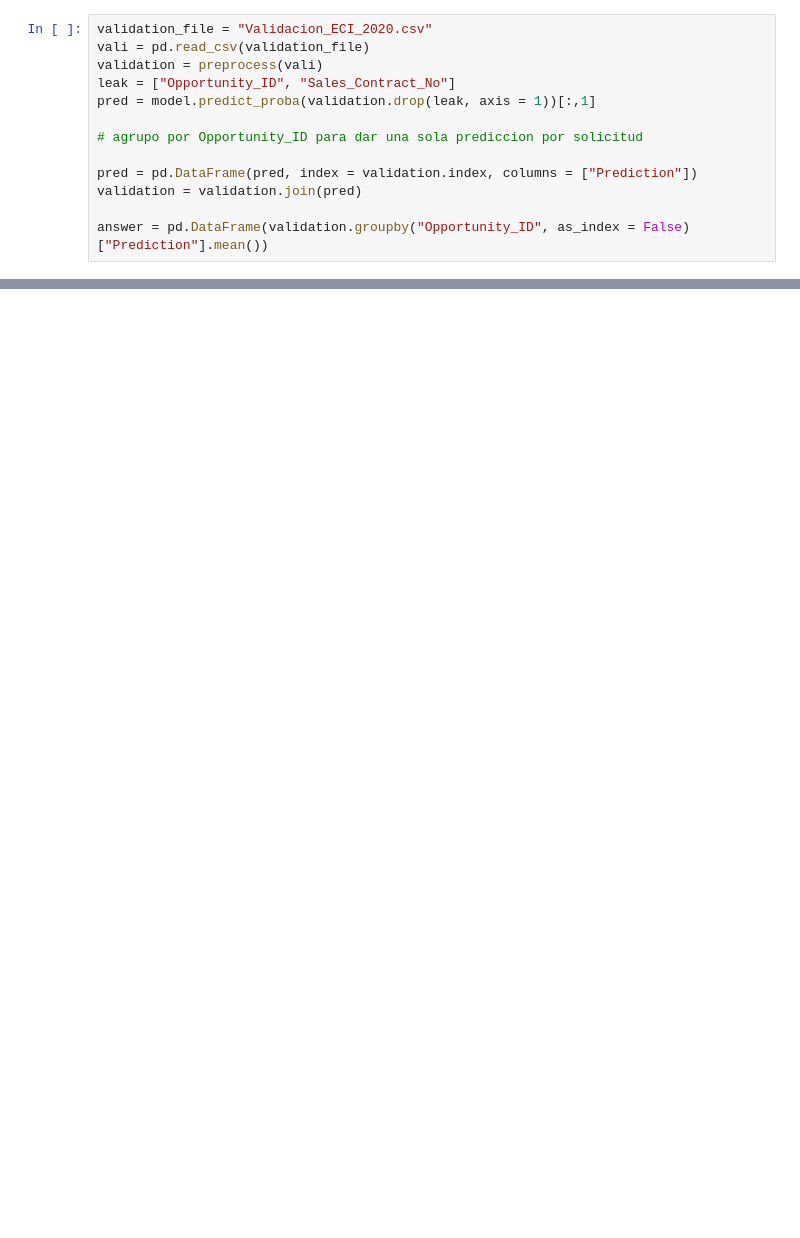
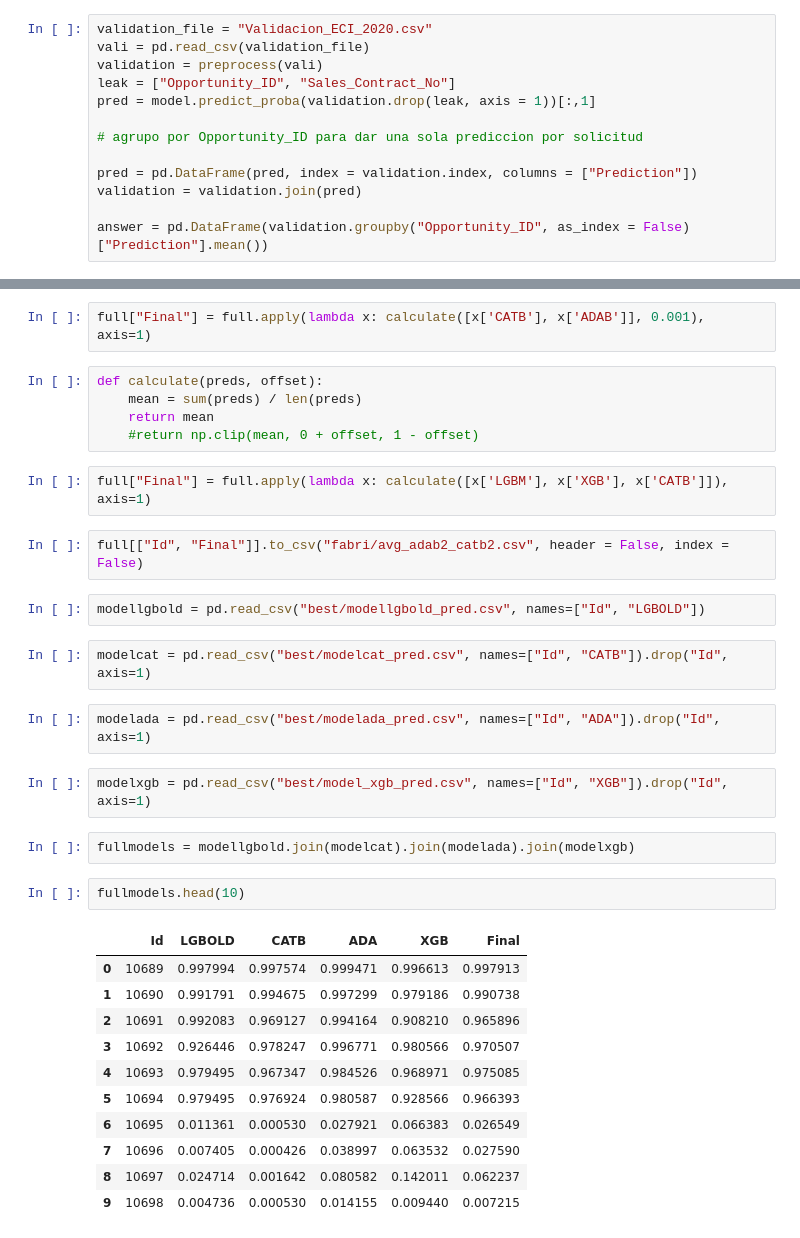
Before and after one commit to eugenusb/Alix2020, a Jupyter notebook: catboostfab7.ipynb, the cells around one changed output, grey strips where cells are left out. Cells and saved outputs as stored; diff of their text form; blank space fills up the shorter version.

Commit message:
Quilombo de fabri.

```diff
--- a/catboostfab7.ipynb
+++ b/catboostfab7.ipynb
@@ -225,0 +255,35 @@ prev["Prediction"].corr(answer["Prediction"])
+# %%
+full["Final"] = full.apply(lambda x: calculate([x['CATB'], x['ADAB']], 0.001), axis=1)
+# %%
+def calculate(preds, offset):
+    mean = sum(preds) / len(preds)
+    return mean
+    #return np.clip(mean, 0 + offset, 1 - offset)
+# %%
+full["Final"] = full.apply(lambda x: calculate([x['LGBM'], x['XGB'], x['CATB']]), axis=1)
+# %%
+full[["Id", "Final"]].to_csv("fabri/avg_adab2_catb2.csv", header = False, index = False)
+# %%
+modellgbold = pd.read_csv("best/modellgbold_pred.csv", names=["Id", "LGBOLD"])
+# %%
+modelcat = pd.read_csv("best/modelcat_pred.csv", names=["Id", "CATB"]).drop("Id", axis=1)
+# %%
+modelada = pd.read_csv("best/modelada_pred.csv", names=["Id", "ADA"]).drop("Id", axis=1)
+# %%
+modelxgb = pd.read_csv("best/model_xgb_pred.csv", names=["Id", "XGB"]).drop("Id", axis=1)
+# %%
+fullmodels = modellgbold.join(modelcat).join(modelada).join(modelxgb)
+# %%
+fullmodels.head(10)
+# %% [output]
+|  | Id | LGBOLD | CATB | ADA | XGB | Final |
+| 0 | 10689 | 0.997994 | 0.997574 | 0.999471 | 0.996613 | 0.997913 |
+| 1 | 10690 | 0.991791 | 0.994675 | 0.997299 | 0.979186 | 0.990738 |
+| 2 | 10691 | 0.992083 | 0.969127 | 0.994164 | 0.908210 | 0.965896 |
+| 3 | 10692 | 0.926446 | 0.978247 | 0.996771 | 0.980566 | 0.970507 |
+| 4 | 10693 | 0.979495 | 0.967347 | 0.984526 | 0.968971 | 0.975085 |
+| 5 | 10694 | 0.979495 | 0.976924 | 0.980587 | 0.928566 | 0.966393 |
+| 6 | 10695 | 0.011361 | 0.000530 | 0.027921 | 0.066383 | 0.026549 |
+| 7 | 10696 | 0.007405 | 0.000426 | 0.038997 | 0.063532 | 0.027590 |
+| 8 | 10697 | 0.024714 | 0.001642 | 0.080582 | 0.142011 | 0.062237 |
+| 9 | 10698 | 0.004736 | 0.000530 | 0.014155 | 0.009440 | 0.007215 |
```
Also changed, not shown: parts of 29 cells of this notebook, 26 other files.
